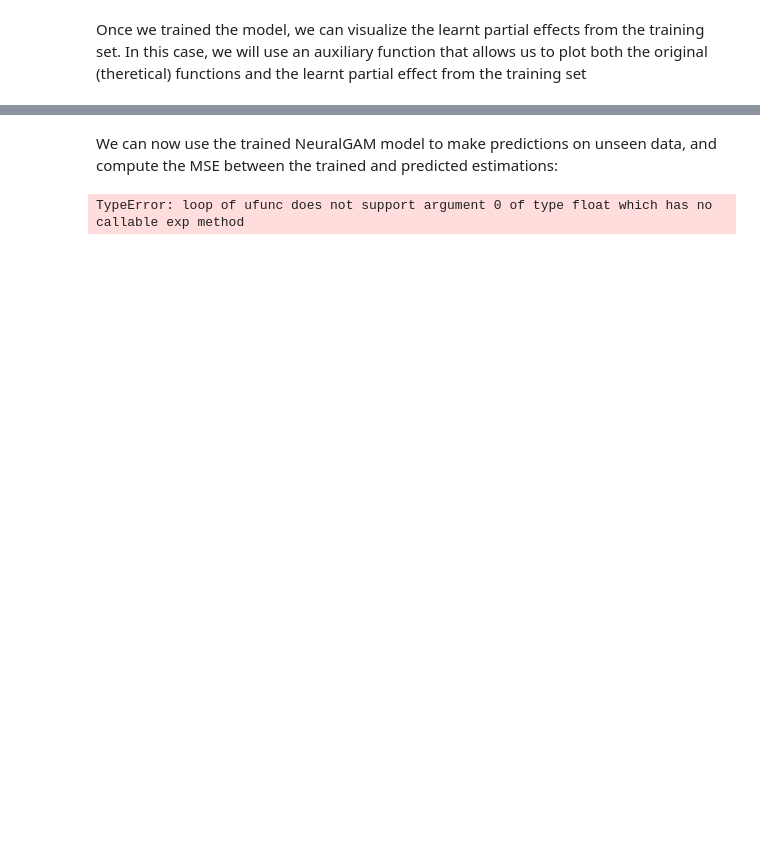
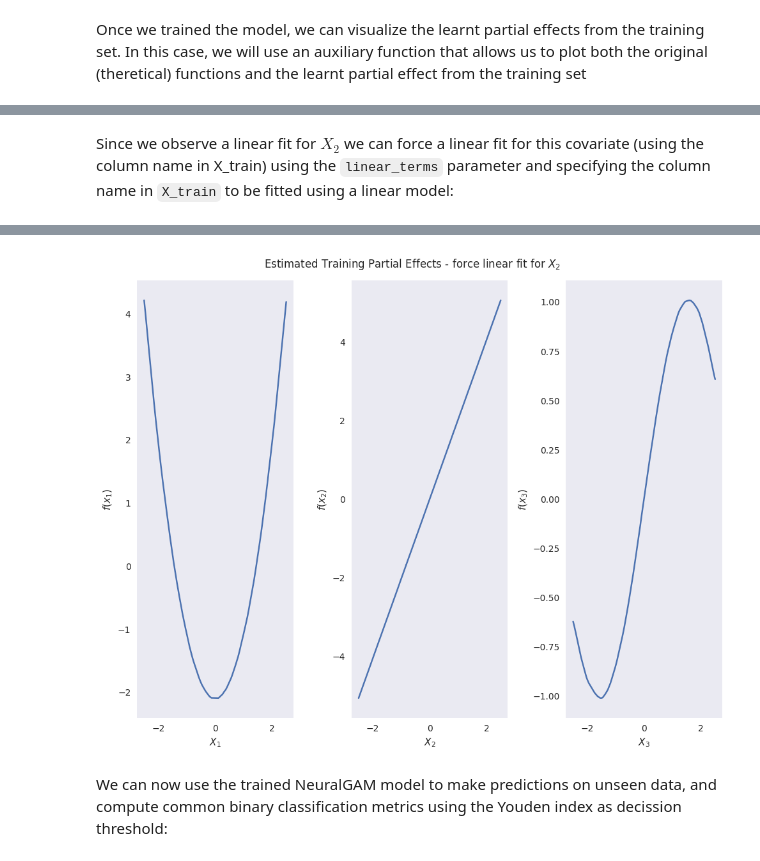
Before and after one commit to inesortega/pyNeuralGAM, a Jupyter notebook: examples/LogisticRegression.ipynb, the cells around one changed output, grey strips where cells are left out. Drawn from its saved outputs; the diff is of its cells as text; code cells hidden in the pictures; blank space fills up the shorter version.

Commit message:
improved logging, added tests

```diff
--- a/examples/LogisticRegression.ipynb
+++ b/examples/LogisticRegression.ipynb
@@ -114,0 +120,15 @@ plot_partial_dependencies(x=X_test, fs=fs_test_est, title="Estimated Test Partia
+# %% [markdown]
+Since we observe a linear fit for $X_2$ we can force a linear fit for this covariate (using the column name in X_train) using the `linear_terms` parameter and specifying the column name in `X_train` to be fitted using a linear model:
+# %%
+ngam = NeuralGAM(family="binomial", num_units=units, learning_rate=learning_rate, linear_terms=[1])
+
+muhat, fs_train_estimated, eta = ngam.fit(X_train = X_train,
+                                y_train = y_train,
+                                max_iter_ls = 10,
+                                bf_threshold=10e-5,
+                                ls_threshold=0.1,
+                                max_iter_backfitting=10,
+                                parallel=True)
+
+plot_partial_dependencies(x=X_train, fs=fs_train_estimated, title=f"Estimated Training Partial Effects - force linear fit for $X_2$")
+# %% [output]
@@ -115,8 +152,3 @@ plot_partial_dependencies(x=X_test, fs=fs_test_est, title="Estimated Test Partia
+[figure, added]
 # %% [markdown]
-We can now use the trained NeuralGAM model to make predictions on unseen data, and compute the MSE between the trained and predicted estimations:
+We can now use the trained NeuralGAM model to make predictions on unseen data, and compute common binary classification metrics using the Youden index as decission threshold:
-# %%
-y_pred = ngam.predict(X_test, type = "response")
-pred_err = mean_squared_error(y_test, y_pred)
-print("MSE in the test set = {0}".format(str(pred_err)))
-# %% [output]
-TypeError: loop of ufunc does not support argument 0 of type float which has no callable exp method
```
Also changed, not shown: parts of 6 cells of this notebook, 7 other files.
